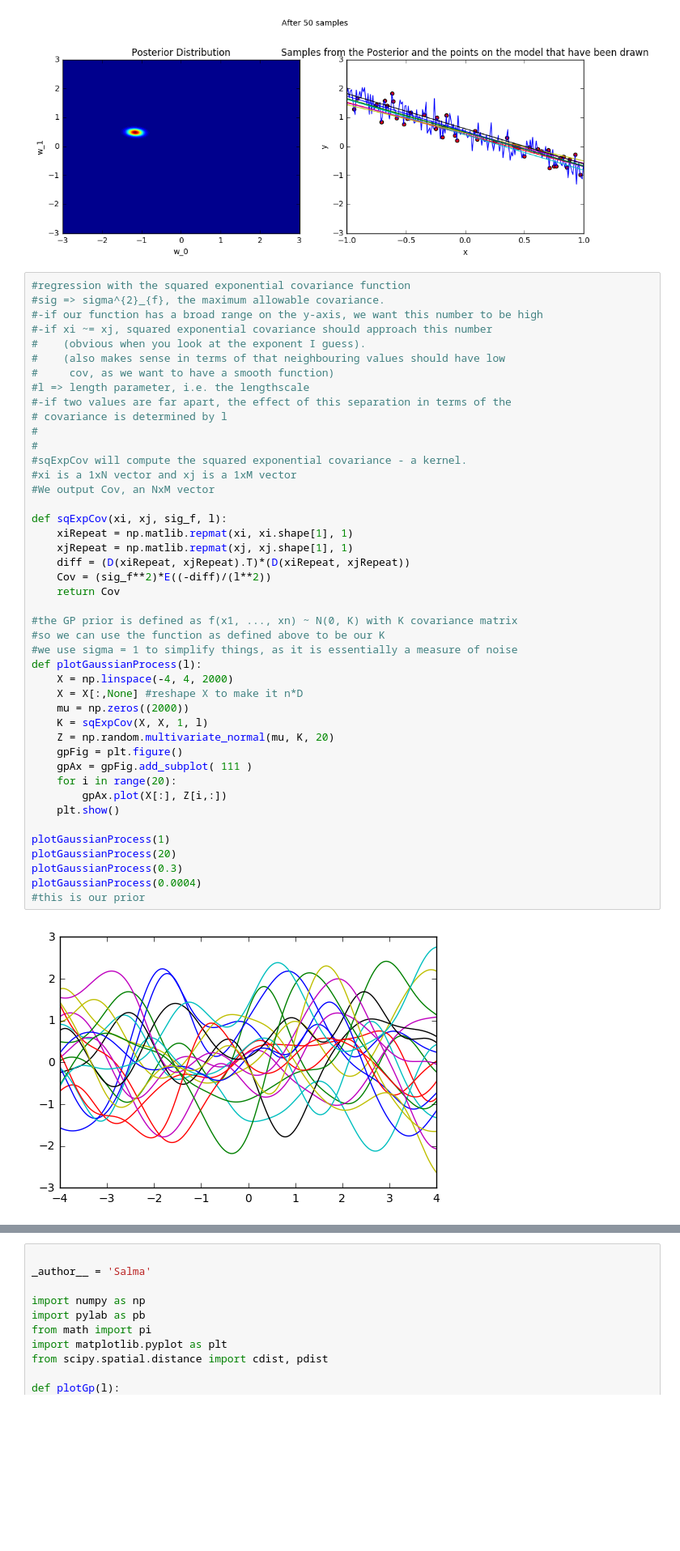
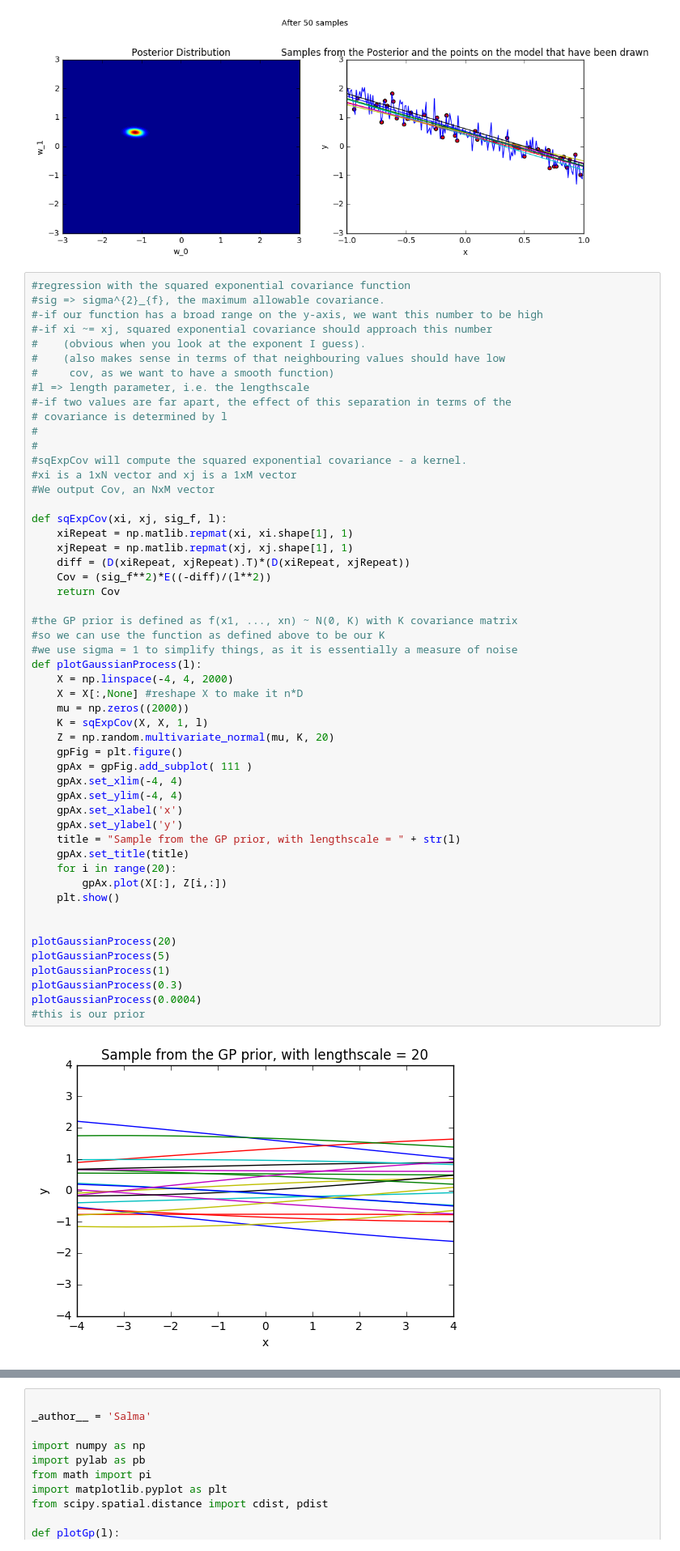
Before and after one commit to shanik-d/machine-learning, a Jupyter notebook: Untitled.ipynb, the cells around one changed output, grey strips where cells are left out. Shown at 81% size. Saved outputs shown, nothing was run; the diff lists cells and outputs as text; blank space fills up the shorter version.

```diff
--- a/Untitled.ipynb
+++ b/Untitled.ipynb
@@ -212,32 +212,40 @@ for i in range(50):
 #xi is a 1xN vector and xj is a 1xM vector
 #We output Cov, an NxM vector
 
 def sqExpCov(xi, xj, sig_f, l):
     xiRepeat = np.matlib.repmat(xi, xi.shape[1], 1)
     xjRepeat = np.matlib.repmat(xj, xj.shape[1], 1)
     diff = (D(xiRepeat, xjRepeat).T)*(D(xiRepeat, xjRepeat))
     Cov = (sig_f**2)*E((-diff)/(l**2))
     return Cov
 
 #the GP prior is defined as f(x1, ..., xn) ~ N(0, K) with K covariance matrix
 #so we can use the function as defined above to be our K
 #we use sigma = 1 to simplify things, as it is essentially a measure of noise
 def plotGaussianProcess(l):
     X = np.linspace(-4, 4, 2000)
     X = X[:,None] #reshape X to make it n*D
     mu = np.zeros((2000))
     K = sqExpCov(X, X, 1, l)
     Z = np.random.multivariate_normal(mu, K, 20)
     gpFig = plt.figure()
     gpAx = gpFig.add_subplot( 111 )
+    gpAx.set_xlim(-4, 4)
+    gpAx.set_ylim(-4, 4)
+    gpAx.set_xlabel('x')
+    gpAx.set_ylabel('y')
+    title = "Sample from the GP prior, with lengthscale = " + str(l)
+    gpAx.set_title(title)
     for i in range(20):
         gpAx.plot(X[:], Z[i,:])
     plt.show()
 
+
+plotGaussianProcess(20)
+plotGaussianProcess(5)
 plotGaussianProcess(1)
-plotGaussianProcess(20)
 plotGaussianProcess(0.3)
 plotGaussianProcess(0.0004)
 #this is our prior
 # %% [output]
-[figure, old version]
+[figure, new version]
```
Also changed, not shown: parts of 2 cells of this notebook.
